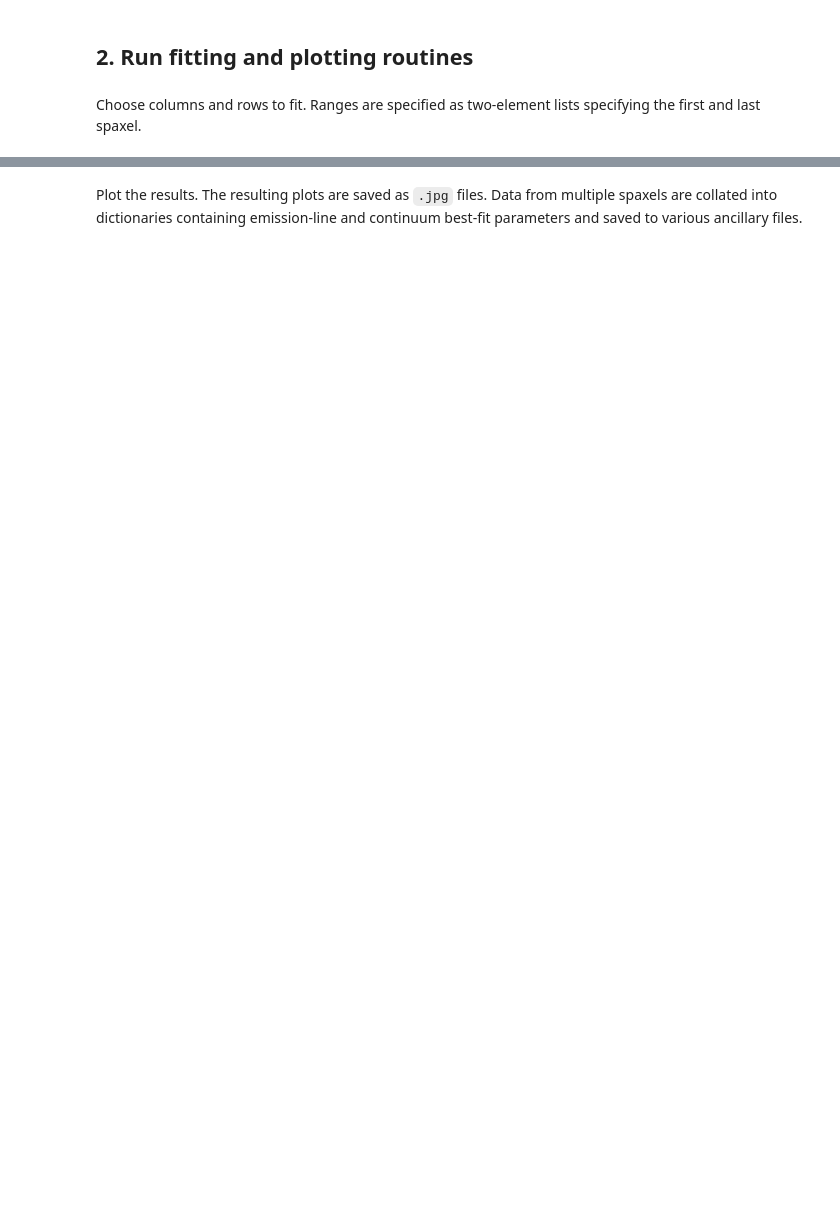
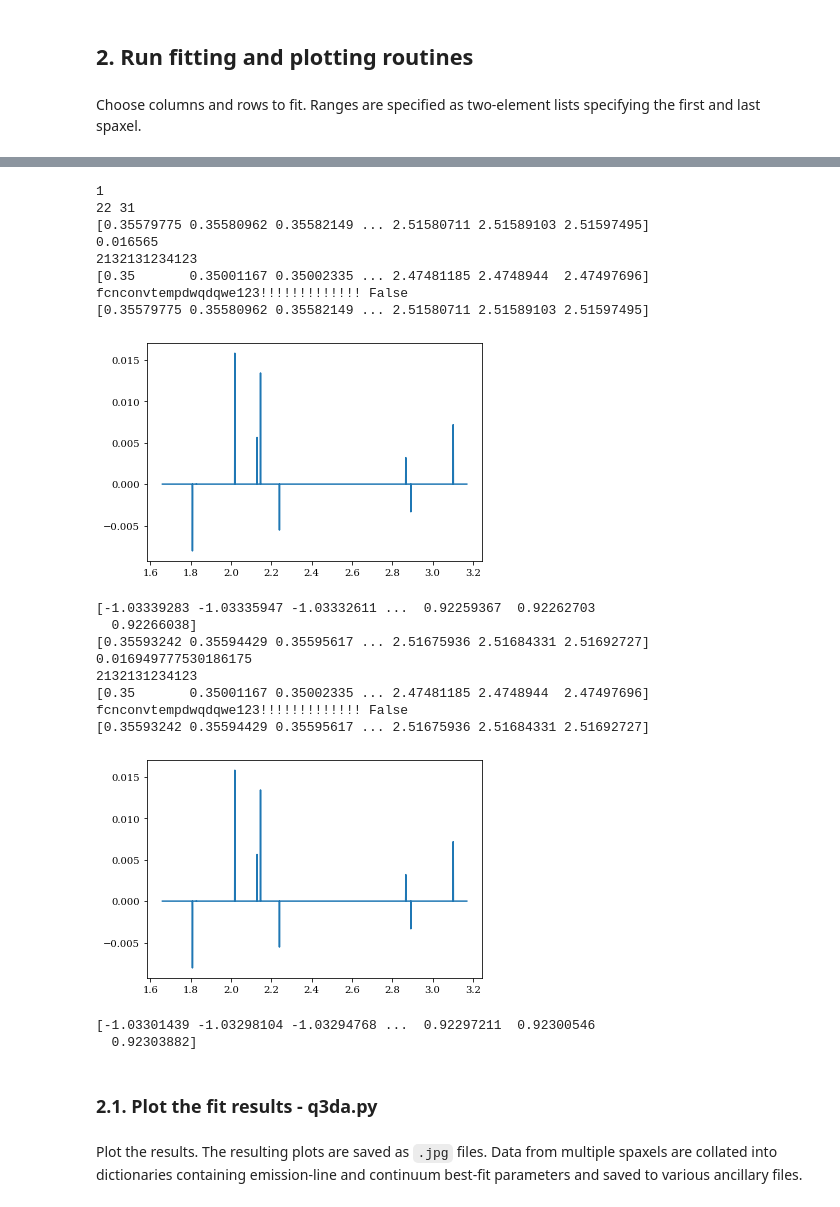
Before and after one commit to Q3D/q3dfit, a Jupyter notebook: jnb/run_q3dfit_nir_stellar.ipynb, the cells around one changed output, grey strips where cells are left out. Drawn from its saved outputs; the diff is of its cells as text; code cells hidden in the pictures; blank space fills up the shorter version.

```diff
--- a/jnb/run_q3dfit_nir_stellar.ipynb
+++ b/jnb/run_q3dfit_nir_stellar.ipynb
@@ -294,0 +393,3 @@ argscontplot = {'xstyle': 'lin',
+# %%
+stellar_path = '/Users/weizheliu/q3dfit-dev/q3dfit/data/XSL/Kroupa_SSP_PC/'
+stellartemplates = stellar_path+"XSL_SSP_logT8.2_MH-0.1_Kroupa_PC.npy"
@@ -297,33 +402,42 @@ The following cell will create the initialisation structure. **Do not change any
 # %%
-q3di = {# Required pars
-        'fcninitpar': 'parinit',
+q3di = { \
+        # Required pars
         'fitran': fitrange,
-        'fluxunits': 1,
         'infile': infile,
         'label': gal,
         'lines': lines,
         'linetie': linetie,
         'maxncomp': maxncomp,
-        'name': gal,
+        'name': name,
         'ncomp': ncomp,
         'outdir': outdir,
+        'zinit_stars': zinit_stars,
         'zinit_gas': zinit_gas,
         'zsys_gas': zsys_gas,
+        'spect_convol':spectres_convolve,
         # Optional pars
-        'datext':0,'varext':1,'dqext':2,
+        #'argscheckcomp': argscheckcomp,
         'argscontfit': argscontfit,
         'argscontplot': argscontplot,
-        'argsreadcube': argscube,
+        #'argsinitpar': {'lineratio': lineratio},
+        #'argslinefit': argslinefit,
+        #'argslinelist': argslinelist,
+        'argsreadcube': argsreadcube,
         'argspltlin1': argspltlin1,
         #'cutrange': cutrange,
-        'decompose_qso_fit': True,
+        #'decompose_qso_fit': decompose_qso_fit,
+        #'decompose_ppxf_fit': True,
         'fcncontfit': fcncontfit,
+        'fcncheckcomp': 'checkcomp',
+        'maskwidths_def': maskwidths_def,
         'logfile': logfile,
-        'maskwidths_def': maskwidths_def,
         'siglim_gas': siglim_gas,
         'siginit_gas': siginit_gas,
-        'spect_convol':spectres_convolve
-        }
+        'siginit_stars': siginit_stars,
+        'startempfile': stellartemplates,
+        'noemlinfit': True,
+        'median_yrange': True
+    }
 # %% [markdown]
 If you want to run `q3dfit` in batch mode, run this cell, which saves q3di to an `npy` file. In your python command line, read in file and run `q3dfit` with
 <pre><code>q3di = '/path/to/the/npy/file/q3di.npy'
@@ -349,0 +458,3 @@ rr = np.arange(1,80)
+# %%
+cols = 23
+rows = 32
@@ -352,7 +464,0 @@ Run the fit. Choose `quiet=False` for verbose output. An output dictionary for e
-# %%
-#q3df(q3di,cols=cols,rows=rows, quiet=False)
-#q3df(q3di, quiet=False)
-for cols in cc:
-   for rows in rr:
-       #break
-       q3df(initdir+q3di_npy,cols=cols,rows=rows, quiet=True,ncores=10)
@@ -546,2 +465,28 @@ AssertionError: `lam` must be monotonically increasing
+# %%
+q3df(q3di,cols=cols,rows=rows, quiet=True)
+#q3df(q3di,quiet=True)
+# %% [output]
+1
+22 31
+[0.35579775 0.35580962 0.35582149 ... 2.51580711 2.51589103 2.51597495]
+0.016565
+2132131234123
+[0.35       0.35001167 0.35002335 ... 2.47481185 2.4748944  2.47497696]
+fcnconvtempdwqdqwe123!!!!!!!!!!!!! False
+[0.35579775 0.35580962 0.35582149 ... 2.51580711 2.51589103 2.51597495]
+[figure, added]
+[-1.03339283 -1.03335947 -1.03332611 ...  0.92259367  0.92262703
+  0.92266038]
+[0.35593242 0.35594429 0.35595617 ... 2.51675936 2.51684331 2.51692727]
+0.016949777530186175
+2132131234123
+[0.35       0.35001167 0.35002335 ... 2.47481185 2.4748944  2.47497696]
+fcnconvtempdwqdqwe123!!!!!!!!!!!!! False
+[0.35593242 0.35594429 0.35595617 ... 2.51675936 2.51684331 2.51692727]
+[figure, added]
+[-1.03301439 -1.03298104 -1.03294768 ...  0.92297211  0.92300546
+  0.92303882]
+# %% [markdown]
+### 2.1. Plot the fit results - q3da.py
 # %% [markdown]
 Plot the results. The resulting plots are saved as `.jpg` files. Data from multiple spaxels are collated into dictionaries containing emission-line and continuum best-fit parameters and saved to various ancillary files.
```
Also changed, not shown: parts of 49 cells of this notebook, 1 other file.
